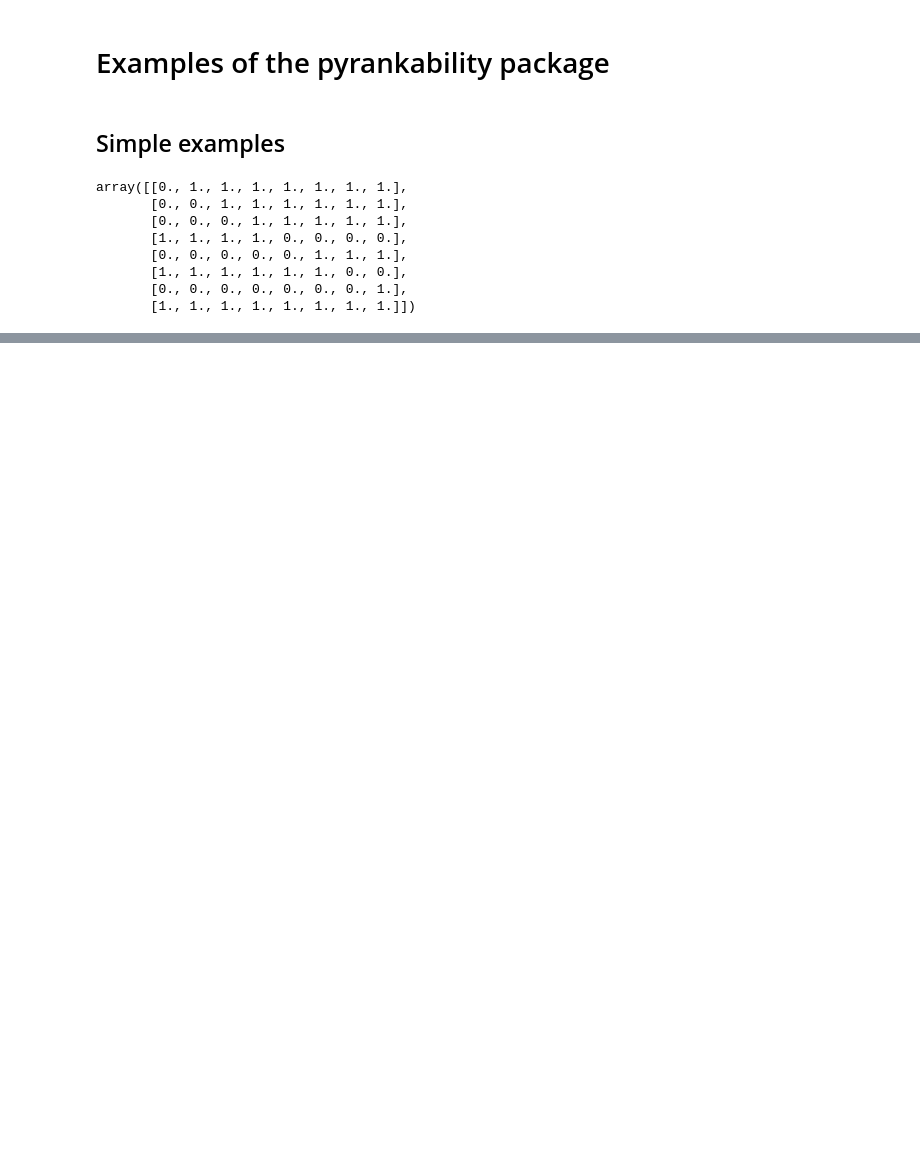
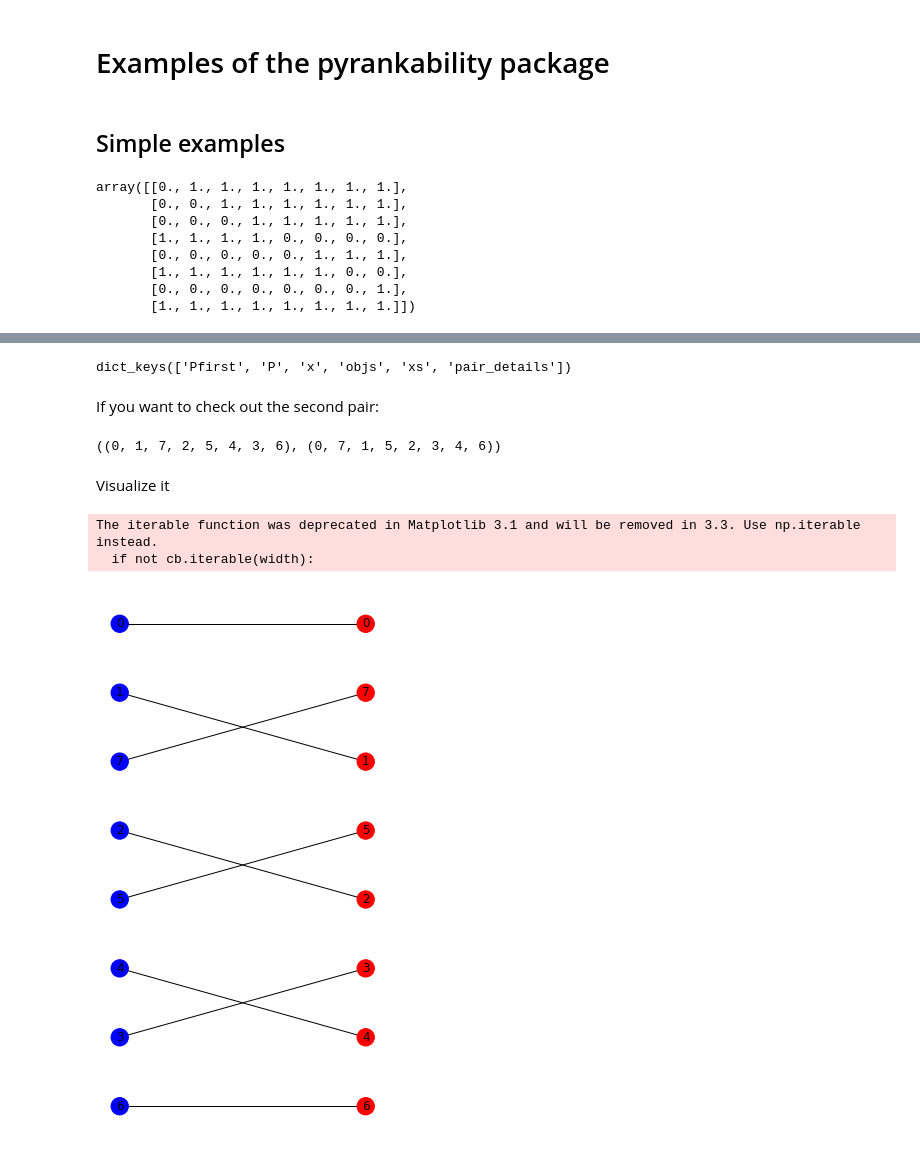
Before and after one commit to IGARDS/rankability_toolbox, a Jupyter notebook: examples.ipynb, the cells around one changed output, grey strips where cells are left out. Cells and saved outputs as stored; diff of their text form; code cells hidden in the pictures; blank space fills up the shorter version.

```diff
--- a/examples.ipynb
+++ b/examples.ipynb
@@ -156,8 +33,0 @@ display(details['Pfirst'])
-# %%
-from numpy import ix_
-import numpy as np
-
-D = np.loadtxt(PATH_TO_RANKLIB+"/problem_instances/instances/graphs/NFL-2007-D_Matrix.txt",delimiter=",")
-
-Dsmall = D[ix_(np.arange(8),np.arange(8))]
-Dsmall
@@ -350,0 +133,3 @@ local_solution
+# %%
+k_hillside_10_paired,details_hillside_10_paired = pyrankability.hillside.bilp(D,num_random_restarts=10,find_pair=True)
+k_hillside_10_paired
@@ -350,0 +155,18 @@ local_solution
+# %%
+details_hillside_10_paired.keys()
+# %% [output]
+dict_keys(['Pfirst', 'P', 'x', 'objs', 'xs', 'pair_details'])
+# %% [markdown]
+If you want to check out the second pair:
+# %%
+details_hillside_10_paired['P'][1],details_hillside_10_paired['pair_details']['P'][1]
+# %% [output]
+((0, 1, 7, 2, 5, 4, 3, 6), (0, 7, 1, 5, 2, 3, 4, 6))
+# %% [markdown]
+Visualize it
+# %%
+pyrankability.plot.spider(pyrankability.plot.AB_to_P2(details_hillside_10_paired['P'][1],details_hillside_10_paired['pair_details']['P'][1]))
+# %% [output]
+The iterable function was deprecated in Matplotlib 3.1 and will be removed in 3.3. Use np.iterable instead.
+  if not cb.iterable(width):
+[figure, added]
```
Also changed, not shown: parts of 65 cells of this notebook, 3 other files.
